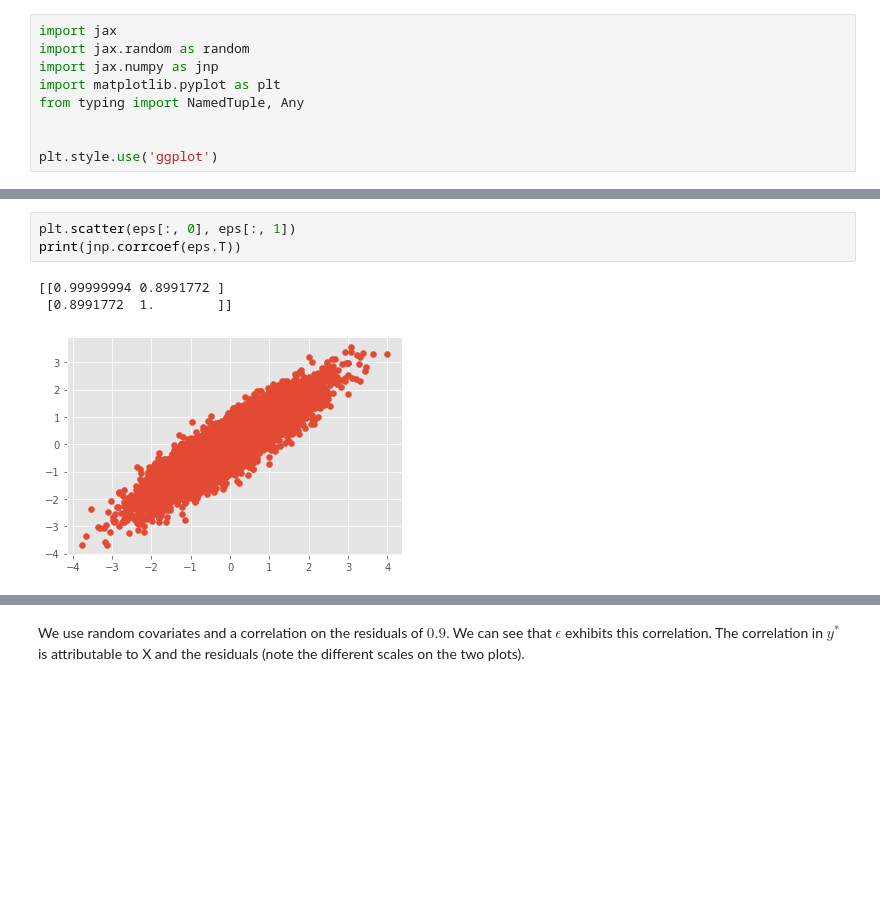
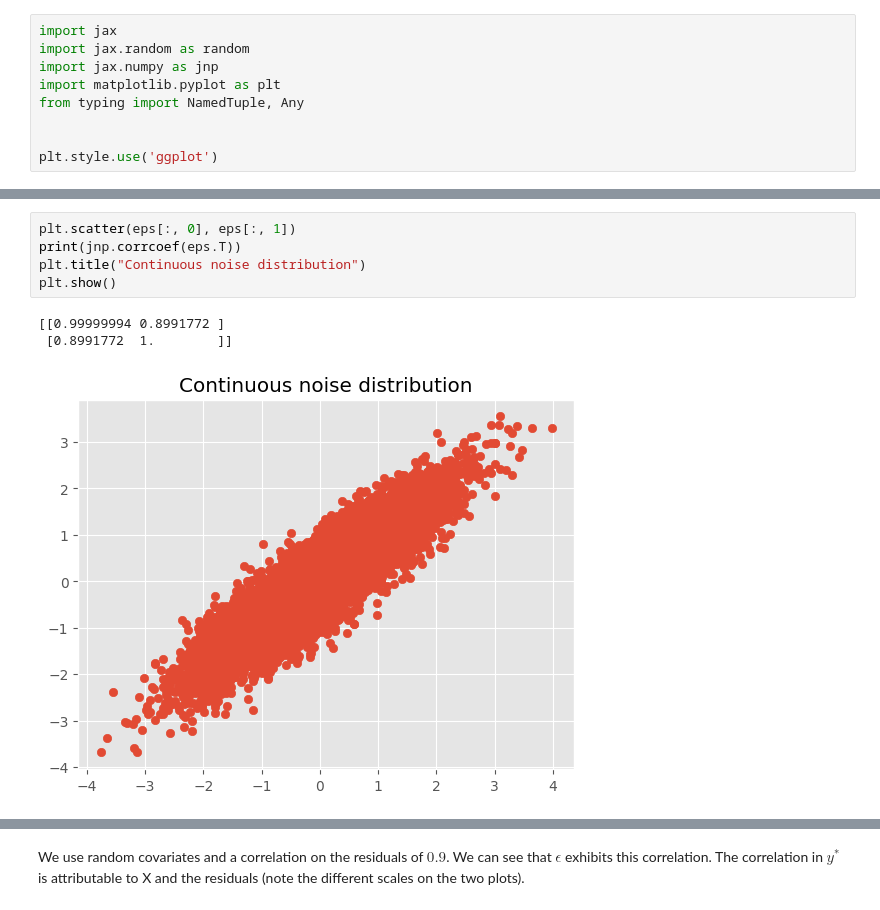
Before and after one commit to aevive/blog, a Jupyter notebook: chapters/7h_multivariate_probit_regression.ipynb, the cells around one changed output, grey strips where cells are left out. Drawn from its saved outputs; the diff is of its cells as text; blank space fills up the shorter version.

```diff
--- a/chapters/7h_multivariate_probit_regression.ipynb
+++ b/chapters/7h_multivariate_probit_regression.ipynb
@@ -87,10 +94,12 @@ WARNING:absl:No GPU/TPU found, falling back to CPU. (Set TF_CPP_MIN_LOG_LEVEL=0
 # %%
 plt.scatter(eps[:, 0], eps[:, 1])
 print(jnp.corrcoef(eps.T))
+plt.title("Continuous noise distribution")
+plt.show()
 # %% [output]
 [[0.99999994 0.8991772 ]
  [0.8991772  1.        ]]
-[figure, old version]
+[figure, new version]
 # %%
 plt.scatter(y_star_mu[:, 0], y_star_mu[:, 1])
 print(jnp.corrcoef(y_star_mu.T))
```
Also changed, not shown: parts of 133 cells of this notebook, 8 other files.
